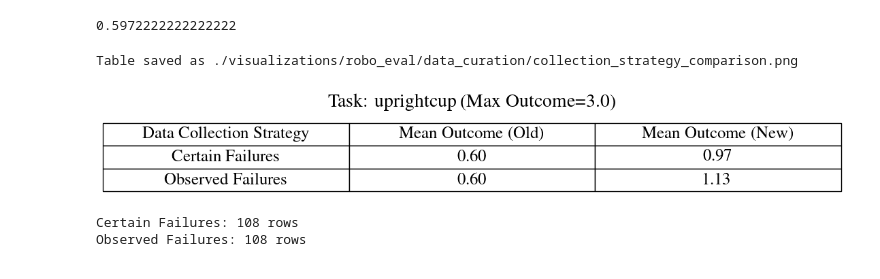
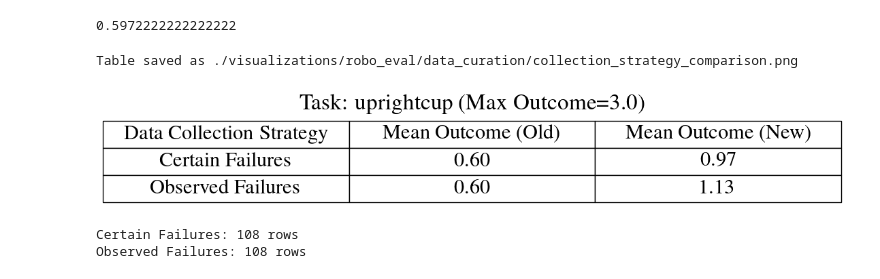
Before and after one commit to iamandrewliao/active-testing, a Jupyter notebook: model_analysis.ipynb, the cells around one changed output. Cells and saved outputs as stored; diff of their text form; code cells hidden in the pictures.

```diff
--- a/model_analysis.ipynb
+++ b/model_analysis.ipynb
@@ -1373,37 +1373,37 @@ def summarize_and_save_results(certain_df, observed_df, filename="failure_summar
     fig, ax = plt.subplots(figsize=(10, 0.5)) # Adjust size as needed
     ax.axis('off')
     # ax.title(f'uprightcup (Max Outcome:{MAX_OUTCOME["uprightcup"]})', fontsize=14)
 
     # Create the table
     tbl = ax.table(cellText=summary_df.values,
                    colLabels=summary_df.columns,
                    cellLoc='center',
                    loc='center')
 
     # Styling for a clean, colorless look
     tbl.auto_set_font_size(False)
-    tbl.set_fontsize(18)
-    tbl.scale(1.4, 2)
+    tbl.set_fontsize(22)
+    tbl.scale(1.4, 2.4)
 
     # add title
-    ax.set_title(f'Task: uprightcup (Max Outcome={MAX_OUTCOME["uprightcup"]})', pad=40, fontsize=20)
+    ax.set_title(f'Task: uprightcup (Max Outcome={MAX_OUTCOME["uprightcup"]})', pad=42, fontsize=24)
 
     # Loop through the cells to bold the header row
     for (row, col), cell in tbl.get_celld().items():
         if row == 0: # This targets the header row
             cell.set_text_props(weight='bold')
 
     # Save the file
     plt.savefig(filename, bbox_inches='tight', dpi=300)
     print(f"Table saved as {filename}")
 
     return summary_df
 
 # Run and save
 summary_table = summarize_and_save_results(certain_failures_results, observed_failures_results, filename="./visualizations/robo_eval/data_curation/collection_strategy_comparison.png")
 # %% [output]
 Table saved as ./visualizations/robo_eval/data_curation/collection_strategy_comparison.png
-[figure, old version]
+[figure, new version]
 # %%
 print(f"Certain Failures: {len(certain_failures_results)} rows")
 print(f"Observed Failures: {len(observed_failures_results)} rows")
```
Also changed, not shown: parts of 1 cell of this notebook, 6 other files.
